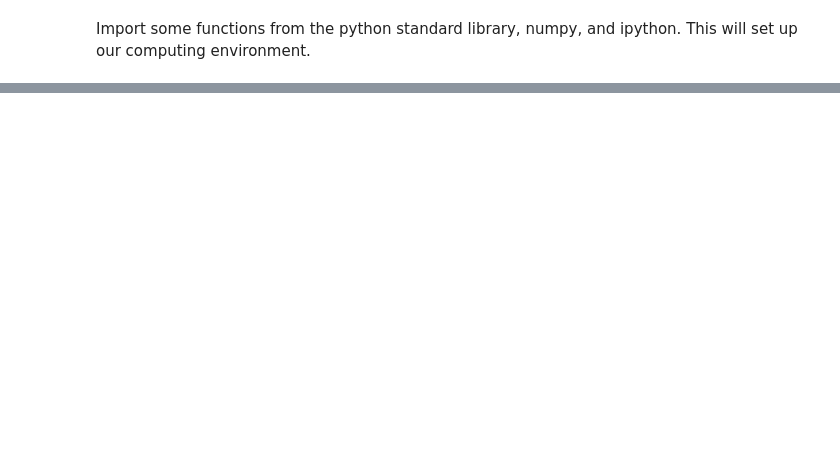
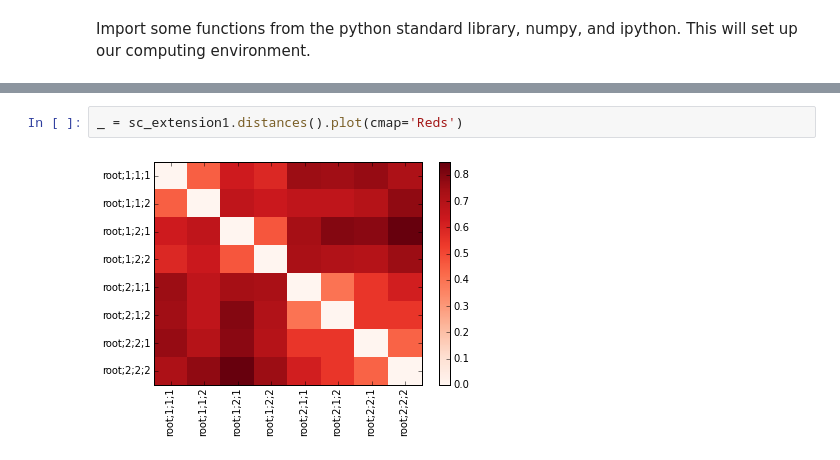
Before and after one commit to gregcaporaso/sketchbook, a Jupyter notebook: 2015.05.08-ghost-tree-scaling-experiments/simplistic-sequence-simulation.ipynb, the cells around one changed output, grey strips where cells are left out. Saved outputs shown, nothing was run; the diff lists cells and outputs as text; blank space fills up the shorter version.

```diff
--- a/2015.05.08-ghost-tree-scaling-experiments/simplistic-sequence-simulation.ipynb
+++ b/2015.05.08-ghost-tree-scaling-experiments/simplistic-sequence-simulation.ipynb
@@ -141,0 +99,4 @@ Mean differences 28.438
+# %%
+_ = sc_extension1.distances().plot(cmap='Reds')
+# %% [output]
+[figure, added]
```
Also changed, not shown: parts of 8 cells of this notebook.
